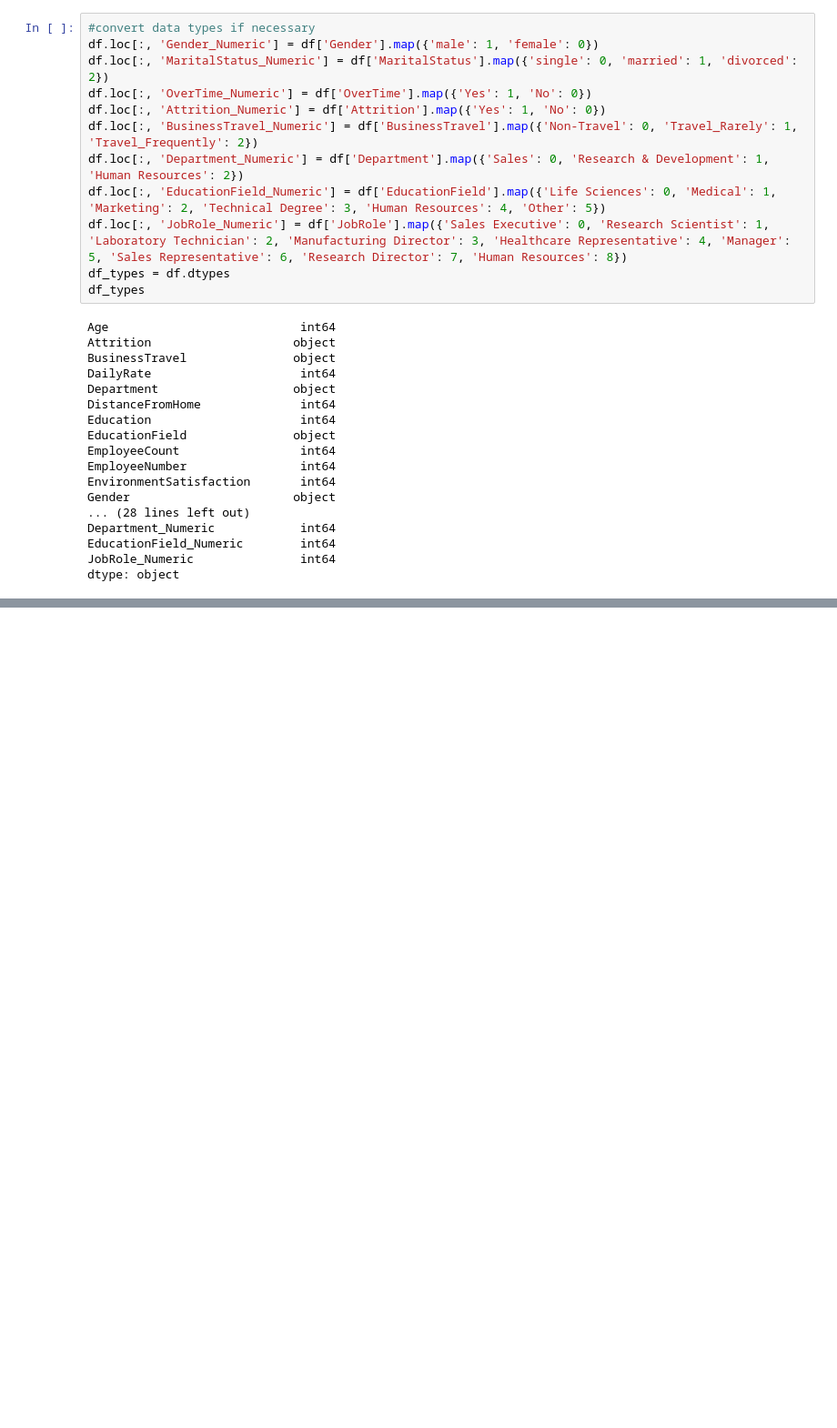
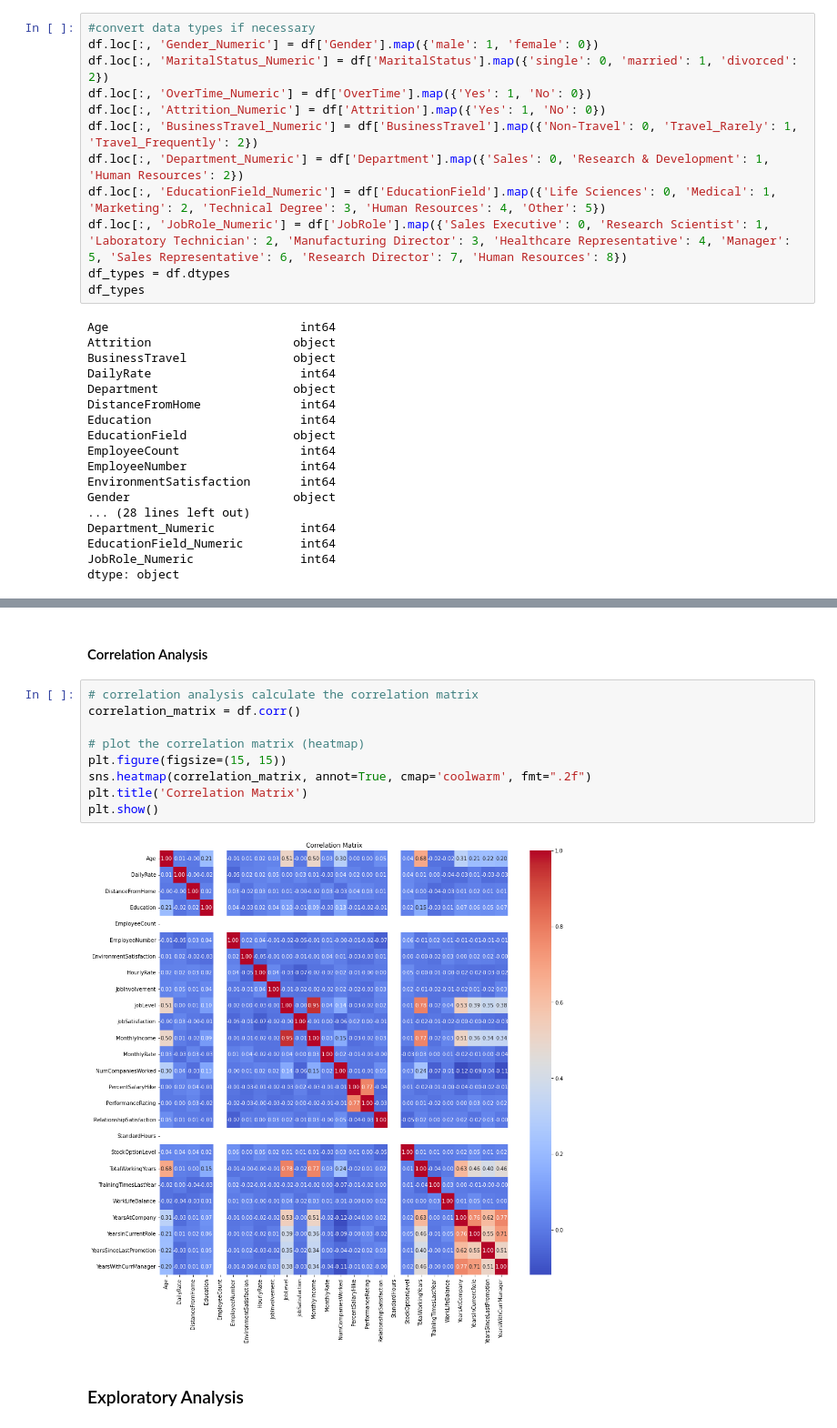
Before and after one commit to SongChenyi/SongChenyi, a Jupyter notebook: HR anaylsis practice/HRBudegeOptimization.ipynb, the cells around one changed output, grey strips where cells are left out. Shown: that part at 91% size. Drawn from its saved outputs; the diff is of its cells as text; blank space fills up the shorter version.

```diff
--- a/HR anaylsis practice/HRBudegeOptimization.ipynb
+++ b/HR anaylsis practice/HRBudegeOptimization.ipynb
@@ -141,0 +196,15 @@ dtype: object
+# %% [markdown]
+#### Correlation Analysis
+# %%
+# correlation analysis calculate the correlation matrix
+correlation_matrix = df.corr()
+
+# plot the correlation matrix (heatmap)
+plt.figure(figsize=(15, 15))
+sns.heatmap(correlation_matrix, annot=True, cmap='coolwarm', fmt=".2f")
+plt.title('Correlation Matrix')
+plt.show()
+# %% [output]
+[figure, added]
+# %% [markdown]
+### Exploratory Analysis
```
Also changed, not shown: parts of 8 cells of this notebook.
